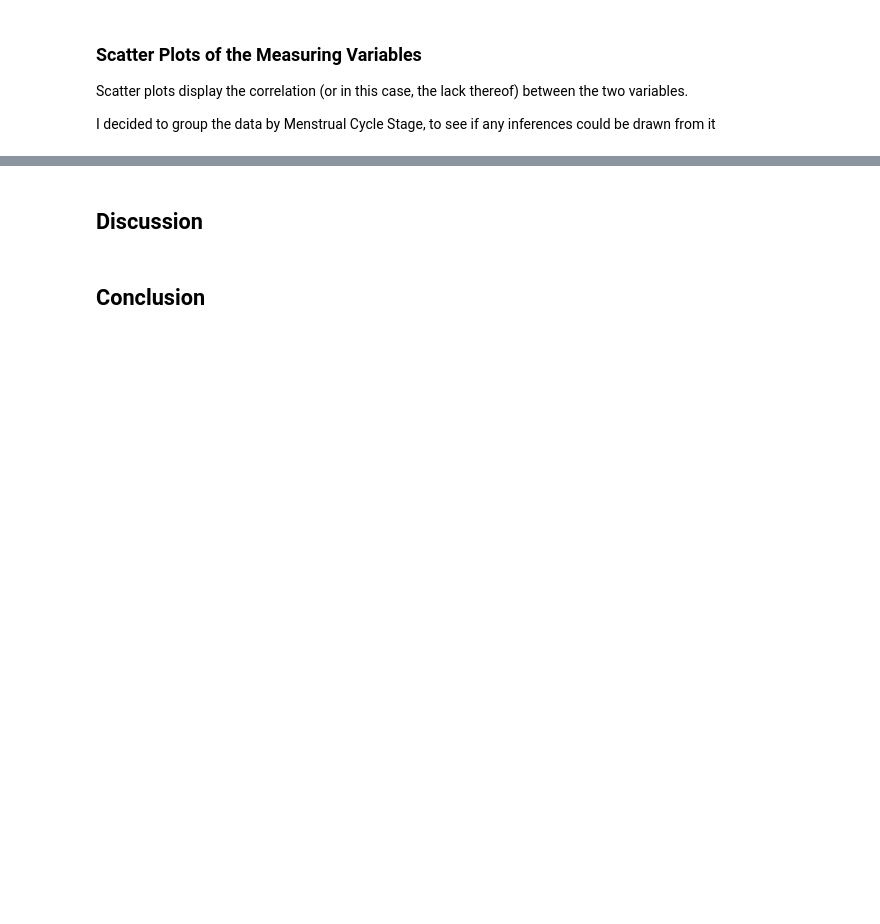
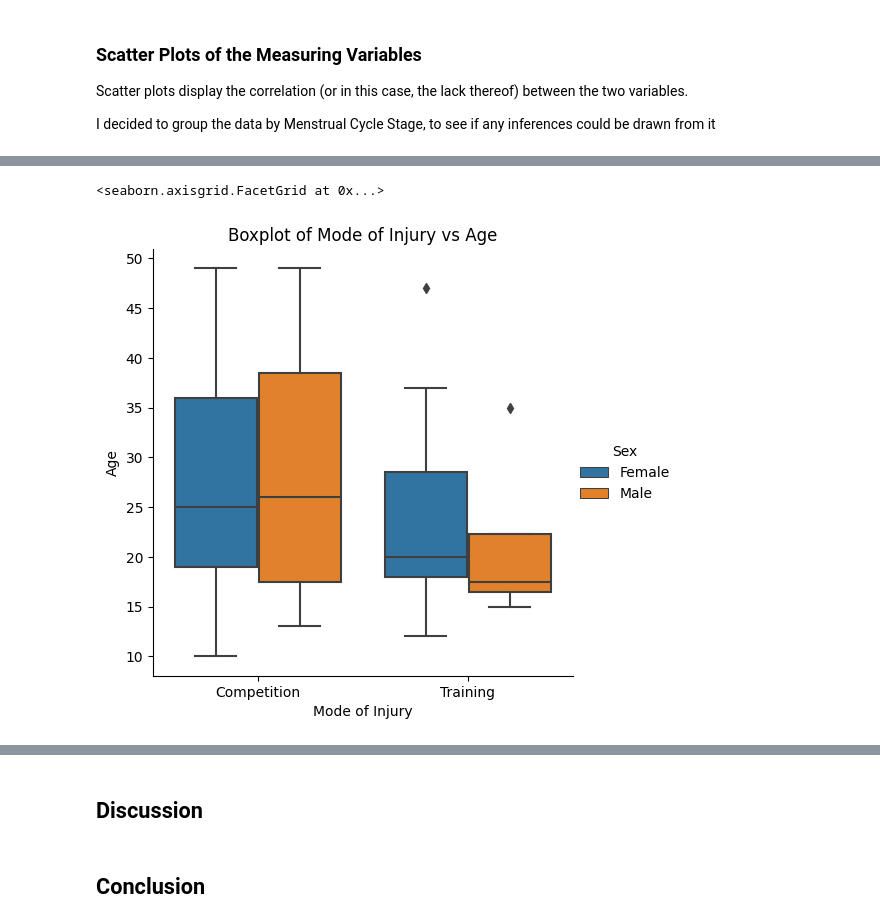
Before and after one commit to rachel-king4/PfDA_Assignment, a Jupyter notebook: PfDA Assignment.ipynb, the cells around one changed output, grey strips where cells are left out. Cells and saved outputs as stored; diff of their text form; code cells hidden in the pictures; blank space fills up the shorter version.

```diff
--- a/PfDA Assignment.ipynb
+++ b/PfDA Assignment.ipynb
@@ -415,0 +444,7 @@ The qualitative variables: Sex, Mode of Injury and Menstrual Cycle Stage are bes
+# %%
+# plotting a boxplot of the measuring variables in my dataset
+
+sns.catplot(data=df, x="Mode of Injury", y="Age", hue="Sex", kind="box").set(title="Boxplot of Mode of Injury vs Age")
+# %% [output]
+<seaborn.axisgrid.FacetGrid at 0x...>
+[figure, added]
```
Also changed, not shown: parts of 27 cells of this notebook.
